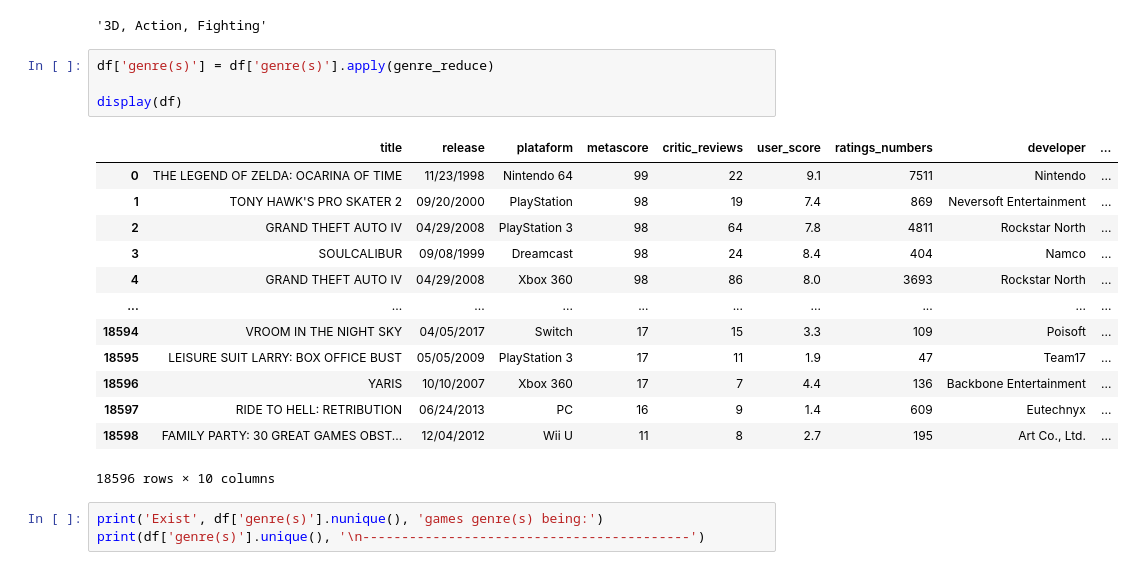
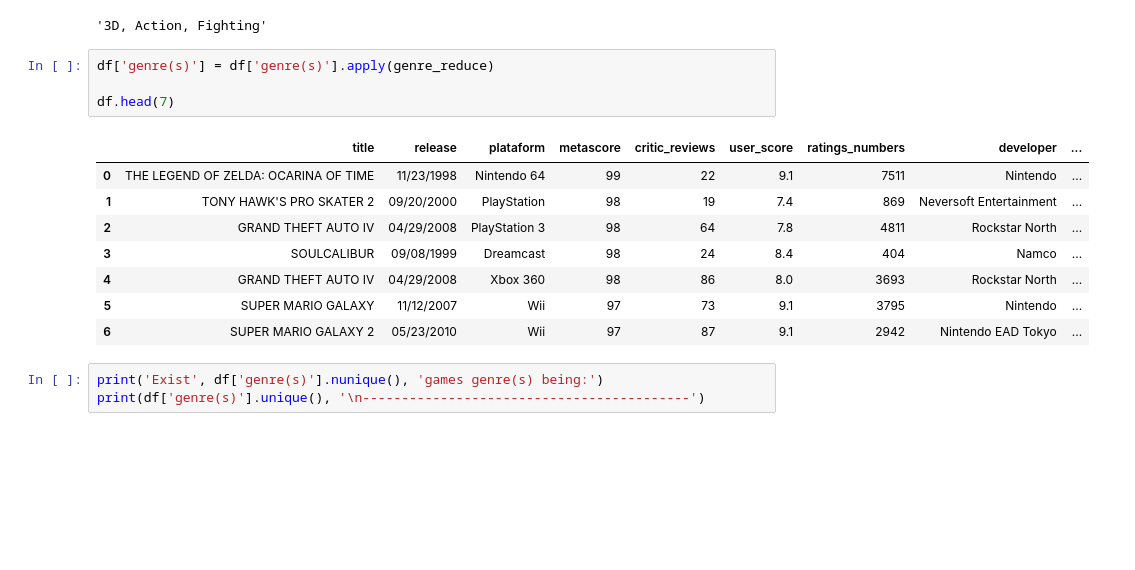
Before and after one commit to joaomoura05/Games-Classification, a Jupyter notebook: ProcessingGamesDataMetacritic.ipynb, the cells around one changed output. Drawn from its saved outputs; the diff is of its cells as text; blank space fills up the shorter version.

```diff
--- a/ProcessingGamesDataMetacritic.ipynb
+++ b/ProcessingGamesDataMetacritic.ipynb
@@ -261,21 +263,16 @@ genre_reduce(text)
 # %%
 df['genre(s)'] = df['genre(s)'].apply(genre_reduce)
 
-display(df)
+df.head(7)
 # %% [output]
 |  | title | release | plataform | metascore | critic_reviews | user_score | ratings_numbers | developer | ... |
 | 0 | THE LEGEND OF ZELDA: OCARINA OF TIME | 11/23/1998 | Nintendo 64 | 99 | 22 | 9.1 | 7511 | Nintendo | ... |
 | 1 | TONY HAWK'S PRO SKATER 2 | 09/20/2000 | PlayStation | 98 | 19 | 7.4 | 869 | Neversoft Entertainment | ... |
 | 2 | GRAND THEFT AUTO IV | 04/29/2008 | PlayStation 3 | 98 | 64 | 7.8 | 4811 | Rockstar North | ... |
 | 3 | SOULCALIBUR | 09/08/1999 | Dreamcast | 98 | 24 | 8.4 | 404 | Namco | ... |
 | 4 | GRAND THEFT AUTO IV | 04/29/2008 | Xbox 360 | 98 | 86 | 8.0 | 3693 | Rockstar North | ... |
-| ... | ... | ... | ... | ... | ... | ... | ... | ... | ... |
-| 18594 | VROOM IN THE NIGHT SKY | 04/05/2017 | Switch | 17 | 15 | 3.3 | 109 | Poisoft | ... |
-| 18595 | LEISURE SUIT LARRY: BOX OFFICE BUST | 05/05/2009 | PlayStation 3 | 17 | 11 | 1.9 | 47 | Team17 | ... |
-| 18596 | YARIS | 10/10/2007 | Xbox 360 | 17 | 7 | 4.4 | 136 | Backbone Entertainment | ... |
-| 18597 | RIDE TO HELL: RETRIBUTION | 06/24/2013 | PC | 16 | 9 | 1.4 | 609 | Eutechnyx | ... |
-| 18598 | FAMILY PARTY: 30 GREAT GAMES OBST... | 12/04/2012 | Wii U | 11 | 8 | 2.7 | 195 | Art Co., Ltd. | ... |
+| 5 | SUPER MARIO GALAXY | 11/12/2007 | Wii | 97 | 73 | 9.1 | 3795 | Nintendo | ... |
+| 6 | SUPER MARIO GALAXY 2 | 05/23/2010 | Wii | 97 | 87 | 9.1 | 2942 | Nintendo EAD Tokyo | ... |
-18596 rows × 10 columns
 # %%
 print('Exist', df['genre(s)'].nunique(), 'games genre(s) being:')
 print(df['genre(s)'].unique(), '\n------------------------------------------')
```
Also changed, not shown: parts of 5 cells of this notebook.
